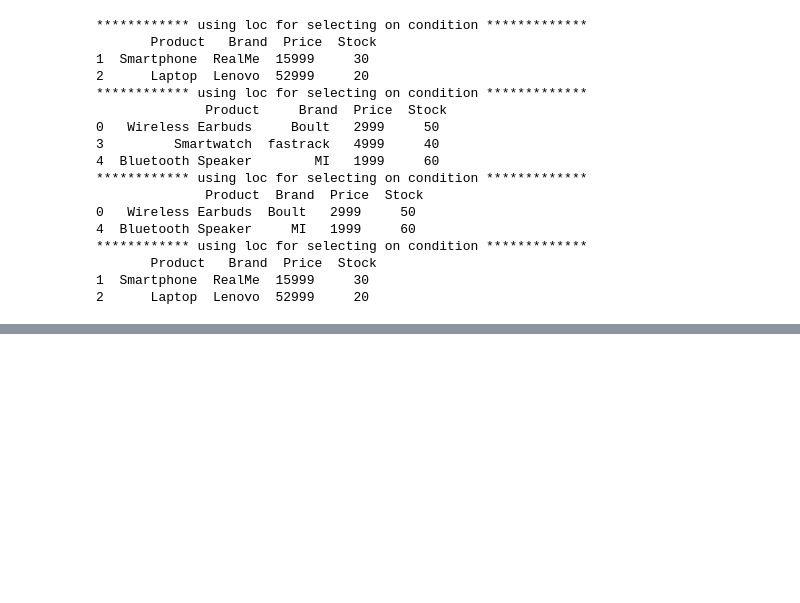
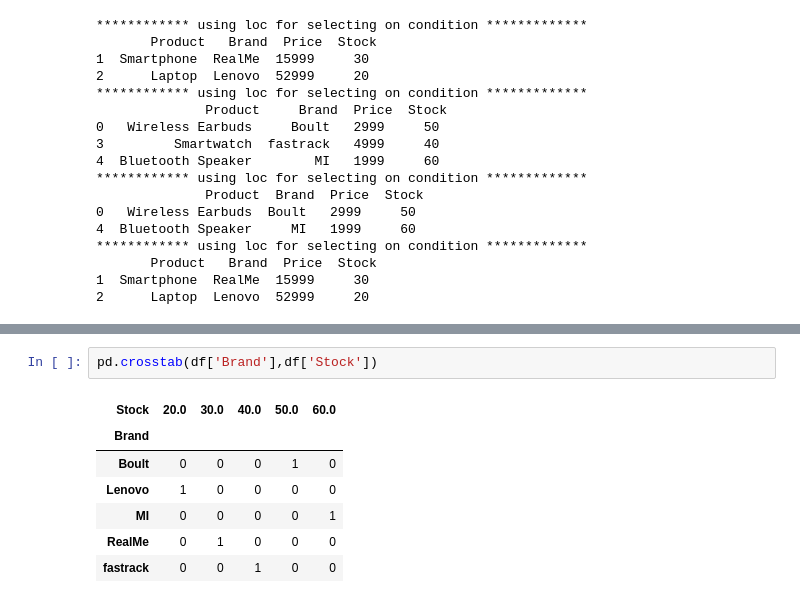
Before and after one commit to Chandrakiran462/python_course_work, a Jupyter notebook: Classwork/28.pandas.ipynb, the cells around one changed output, grey strips where cells are left out. Drawn from its saved outputs; the diff is of its cells as text; blank space fills up the shorter version.

```diff
--- a/Classwork/28.pandas.ipynb
+++ b/Classwork/28.pandas.ipynb
@@ -256,0 +506,10 @@ print('************ using loc for selecting on condition *************\n',df.loc
+# %%
+pd.crosstab(df['Brand'],df['Stock'])
+# %% [output]
+| Stock | 20.0 | 30.0 | 40.0 | 50.0 | 60.0 |
+| Brand |  |  |  |  |  |
+| Boult | 0 | 0 | 0 | 1 | 0 |
+| Lenovo | 1 | 0 | 0 | 0 | 0 |
+| MI | 0 | 0 | 0 | 0 | 1 |
+| RealMe | 0 | 1 | 0 | 0 | 0 |
+| fastrack | 0 | 0 | 1 | 0 | 0 |
```
Also changed, not shown: parts of 16 cells of this notebook.
